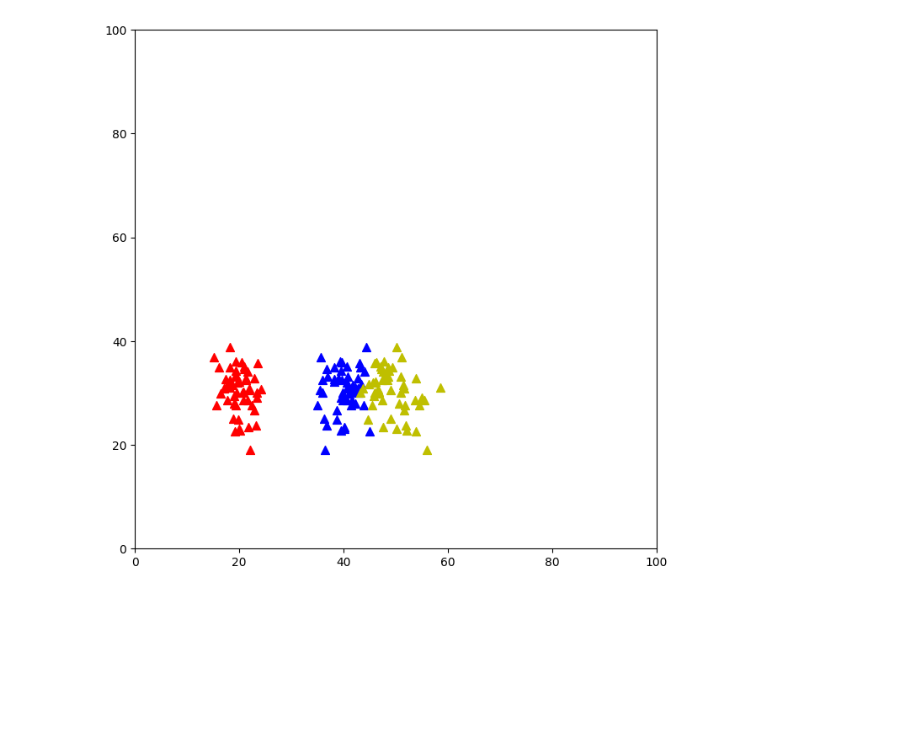
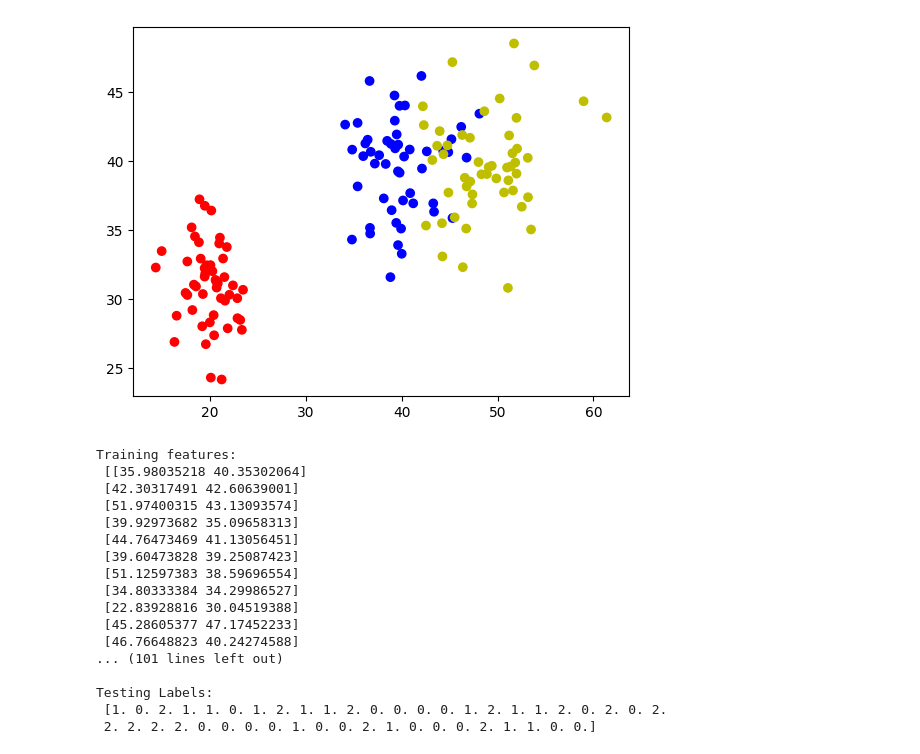
Before and after one commit to Freewifi-100/CPE393-Machine-Learning, a Jupyter notebook: Quiz2/1.ipynb, the cells around one changed output. Drawn from its saved outputs; the diff is of its cells as text; code cells hidden in the pictures; blank space fills up the shorter version.

```diff
--- a/Quiz2/1.ipynb
+++ b/Quiz2/1.ipynb
@@ -4,25 +7,17 @@ import matplotlib.pyplot as plt
 # %%
 #Create a 2D cluster of 50 points with mean:
 number_points = 50
-mean1 = (20, 30) #mean_x, mean_y
-cov1 = [[3, 0], [0, 20]] #s_x = 3, s_y = 20
-Data1 = np.random.multivariate_normal(mean1, cov1, number_points)
+mean0 = (20, 30) #mean_x, mean_y
+cov0 = [[3, 0], [0, 10]] #s_x = 3, s_y = 20
+Data0 = np.random.multivariate_normal(mean0, cov0, number_points)   # red = 0
+Data0 = np.concatenate((Data0, np.zeros((number_points, 1))), axis=1)
 #Create a 2D cluster of 50 points with mean:
-mean2 = (40, 40) #mean_x, mean_y
-cov2 = [[10, 0], [0, 10]] #s_x = 10, s_y = 10
-Data2 = np.random.multivariate_normal(mean2, cov2, number_points)
+mean1 = (40, 40) #mean_x, mean_y
+cov1 = [[10, 0], [0, 10]] #s_x = 10, s_y = 10
+Data1 = np.random.multivariate_normal(mean1, cov1, number_points)  # blue = 1
+Data1 = np.concatenate((Data1, np.ones((number_points, 1))), axis=1)
 #Create a 2D cluster of 50 points with mean:
-mean3 = (50, 40) #mean_x, mean_y
-cov3 = [[15, 0], [0, 15]] #s_x = 15, s_y = 15
-Data3 = np.random.multivariate_normal(mean3, cov3, number_points)
+mean2 = (50, 40) #mean_x, mean_y
+cov2 = [[15, 0], [0, 15]] #s_x = 15, s_y = 15
+Data2= np.random.multivariate_normal(mean2, cov2, number_points)  # yellow = 2
+Data2 = np.concatenate((Data2, 2*np.ones((number_points, 1))), axis=1)
-# %%
-#matplotlib.pyplot.scatter(x, y, s=None, c=None, marker=None, ...)
-fig = plt.figure(figsize=(8, 8)) #8 inch by 8 inch plot size
-plt.xlim(0, 100) #x min and max
-plt.ylim(0, 100) #y min and max
-plt.scatter(Data1[:, 0],Data1[:, 1], 50,'r','^') #size 80, red, triangle
-plt.scatter(Data2[:, 0],Data1[:, 1], 50,'b','^') #size 80, blue, triangle
-plt.scatter(Data3[:, 0],Data1[:, 1], 50,'y','^') #size 80, yellow, triangle
-plt.show()
-# %% [output]
-[figure, removed]
@@ -32,0 +24,35 @@ testData = np.concatenate((Data1[35:50,:], Data2[35:50,:], Data3[35:50,:]), axis
+# %%
+Data = np.concatenate((Data0, Data1, Data2), axis=0)
+features = Data[:, 0:2]
+labels = Data[:, 2]
+# %%
+# Define a custom colormap
+cmap = colors.ListedColormap(['r', 'b', 'y'])
+# Plot the scatter plot with the custom colormap
+plt.scatter(Data[:,0], Data[:,1], c=Data[:,2], cmap=cmap)
+plt.show()
+# %% [output]
+[figure, added]
+# %%
+training_features, testing_features, training_labels, testing_labels = train_test_split(features, labels, test_size=0.3, random_state=42)
+print("\nTraining features: \n", training_features)
+print("\nTraining Labels: \n", training_labels)
+print("\nTesting Labels: \n", testing_labels)
+# %% [output]
+Training features:
+ [[35.98035218 40.35302064]
+ [42.30317491 42.60639001]
+ [51.97400315 43.13093574]
+ [39.92973682 35.09658313]
+ [44.76473469 41.13056451]
+ [39.60473828 39.25087423]
+ [51.12597383 38.59696554]
+ [34.80333384 34.29986527]
+ [22.83928816 30.04519388]
+ [45.28605377 47.17452233]
+ [46.76648823 40.24274588]
+... (101 lines left out)
+
+Testing Labels:
+ [1. 0. 2. 1. 1. 0. 1. 2. 1. 1. 2. 0. 0. 0. 0. 1. 2. 1. 1. 2. 0. 2. 0. 2.
+ 2. 2. 2. 2. 0. 0. 0. 0. 1. 0. 0. 2. 1. 0. 0. 0. 2. 1. 1. 0. 0.]
```
Also changed, not shown: parts of 7 cells of this notebook, 3 other files.
